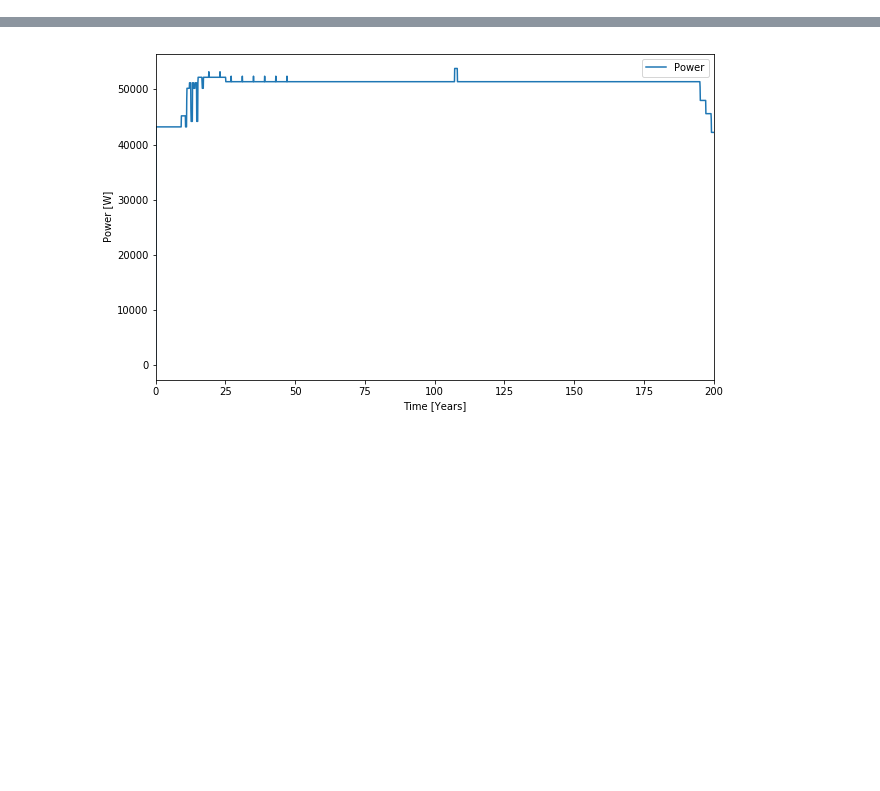
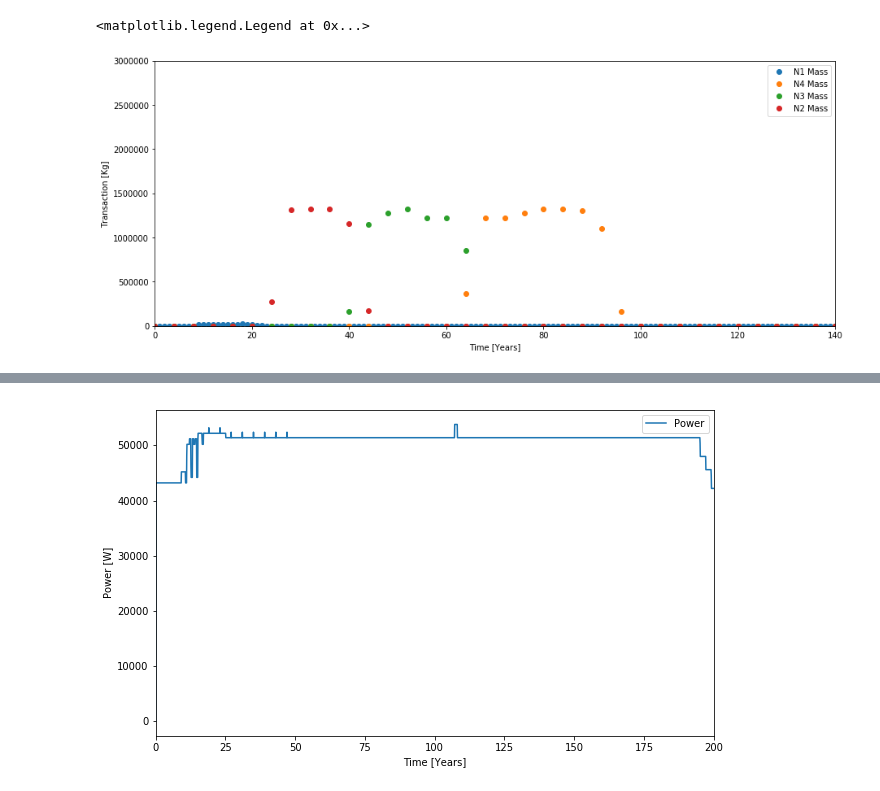
Before and after one commit to Baaaaam/EG30, a Jupyter notebook: EG30_analysis.ipynb, the cells around one changed output, grey strips where cells are left out. Saved outputs shown, nothing was run; the diff lists cells and outputs as text; code cells hidden in the pictures; blank space fills up the shorter version.

```diff
--- a/EG30_analysis.ipynb
+++ b/EG30_analysis.ipynb
@@ -51,0 +71,36 @@ plt.savefig('trans.png', dpi=326)
+# %%
+FBR_dr_trans_N_1_blk = month2year(com.transactions(ev, receivers=['FAB_1'], commodities=['blk_tru_str'] ), 1)
+FBR_dr_trans_N_2_blk = month2year(com.transactions(ev, receivers=['FAB_2'], commodities=['blk_tru_str'] ), 1)
+FBR_dr_trans_N_3_blk = month2year(com.transactions(ev, receivers=['FAB_3'], commodities=['blk_tru_str'] ), 1)
+FBR_dr_trans_N_4_blk = month2year(com.transactions(ev, receivers=['FAB_4'], commodities=['blk_tru_str'] ), 1)
+# %%
+FBR_dr_trans_N1_blk_dat = pd.DataFrame({'Time': FBR_dr_trans_N_1_blk.Time, 'N1 Mass': FBR_dr_trans_N_1_blk.Mass})
+FBR_dr_trans_N2_blk_dat = pd.DataFrame({'Time': FBR_dr_trans_N_2_blk.Time, 'N2 Mass': FBR_dr_trans_N_2_blk.Mass})
+FBR_dr_trans_N3_blk_dat = pd.DataFrame({'Time': FBR_dr_trans_N_3_blk.Time, 'N3 Mass': FBR_dr_trans_N_3_blk.Mass})
+FBR_dr_trans_N4_blk_dat = pd.DataFrame({'Time': FBR_dr_trans_N_4_blk.Time, 'N4 Mass': FBR_dr_trans_N_4_blk.Mass})
+
+
+e1x = FBR_dr_trans_N1_blk_dat.plot(x='Time', y='N1 Mass', figsize=(15, 6), linestyle=' ', marker='o')
+FBR_dr_trans_N4_dat.plot(x='Time', y='N4 Mass', ax=e1x,  marker='o', linestyle=' ')
+FBR_dr_trans_N3_dat.plot(x='Time', y='N3 Mass', ax=e1x,  marker='o', linestyle=' ')
+FBR_dr_trans_N2_dat.plot(x='Time', y='N2 Mass', ax=e1x,  marker='o', linestyle=' ')
+
+
+
+
+
+
+#FBR_dr_trans_LEU_dat.plot(x='Time', y='LEU Mass', ax=e1x)
+
+
+
+
+plt.ylim([0,3000000])
+plt.xlim([0,140])
+plt.xlabel('Time [Years]')
+plt.ylabel('Transaction [Kg]')
+plt.savefig('trans.png', dpi=326)
+plt.legend()
+# %% [output]
+<matplotlib.legend.Legend at 0x...>
+[figure, added]
```
Also changed, not shown: parts of 9 cells of this notebook, 2 other files.
